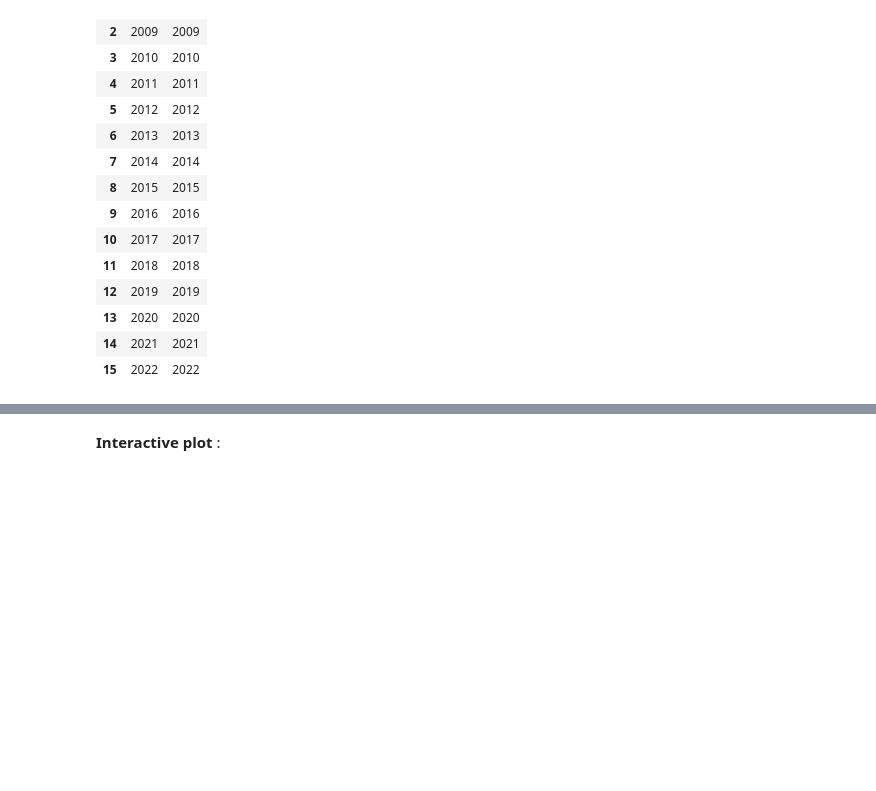
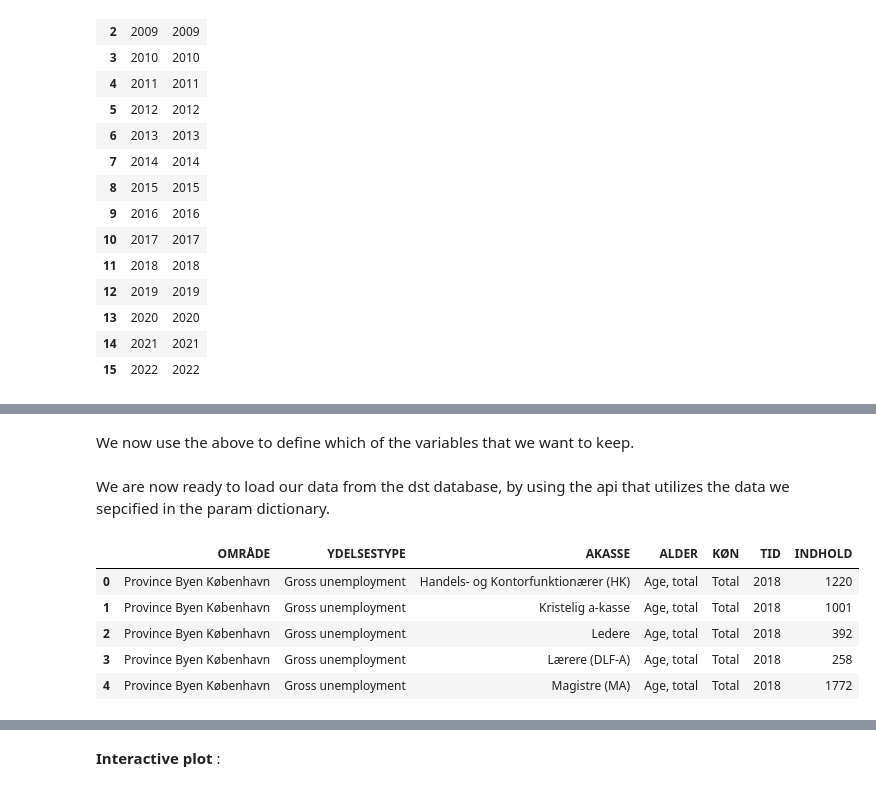
Before and after one commit to NumEconCopenhagen/projects-2024-tummeren-olli, a Jupyter notebook: dataproject/dataproject.ipynb, the cells around one changed output, grey strips where cells are left out. Saved outputs shown, nothing was run; the diff lists cells and outputs as text; code cells hidden in the pictures; blank space fills up the shorter version.

Commit message:
clean data

```diff
--- a/dataproject/dataproject.ipynb
+++ b/dataproject/dataproject.ipynb
@@ -139,0 +158,24 @@ We use this param dictonary to detailing the data we want.
+# %% [markdown]
+We now use the above to define which of the variables that we want to keep.
+# %%
+params = {'table': 'aul01',
+ 'format': 'BULK',
+ 'lang': 'en',
+ 'variables': [{'code': 'OMRÅDE', 'values': ['*']},
+  {'code': 'YDELSESTYPE', 'values': ['TOT']},
+  {'code': 'AKASSE', 'values': ['*']},
+  {'code': 'ALDER', 'values': ['TOT']},
+  {'code': 'KØN', 'values': ['TOT']},
+  {'code': 'Tid', 'values': ['*']}]}
+# %% [markdown]
+We are now ready to load our data from the dst database, by using the api that utilizes the data we sepcified in the param dictionary.
+# %%
+inc_api = ind.get_data(params=params)
+inc_api.head(5)
+# %% [output]
+|  | OMRÅDE | YDELSESTYPE | AKASSE | ALDER | KØN | TID | INDHOLD |
+| 0 | Province Byen København | Gross unemployment | Handels- og Kontorfunktionærer (HK) | Age, total | Total | 2018 | 1220 |
+| 1 | Province Byen København | Gross unemployment | Kristelig a-kasse | Age, total | Total | 2018 | 1001 |
+| 2 | Province Byen København | Gross unemployment | Ledere | Age, total | Total | 2018 | 392 |
+| 3 | Province Byen København | Gross unemployment | Lærere (DLF-A) | Age, total | Total | 2018 | 258 |
+| 4 | Province Byen København | Gross unemployment | Magistre (MA) | Age, total | Total | 2018 | 1772 |
```
Also changed, not shown: parts of 6 cells of this notebook.
